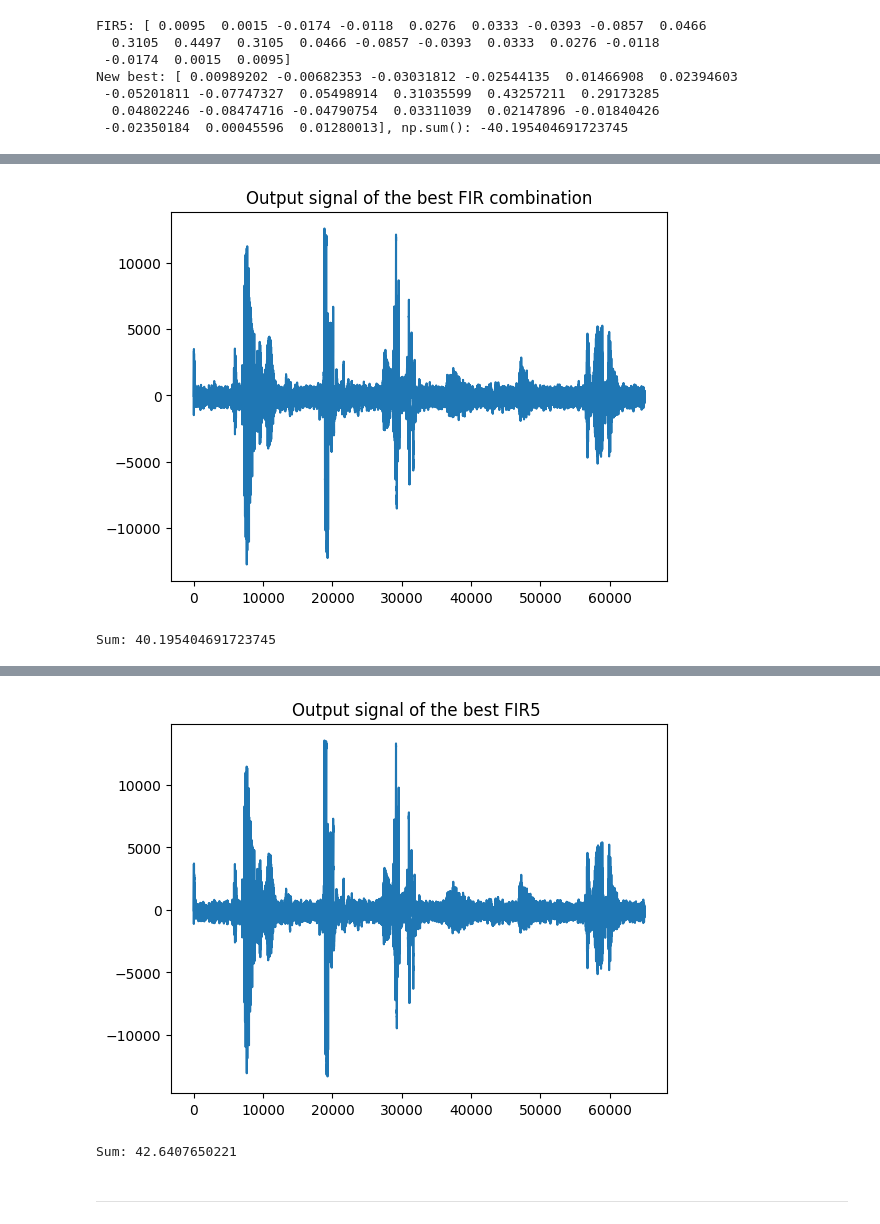
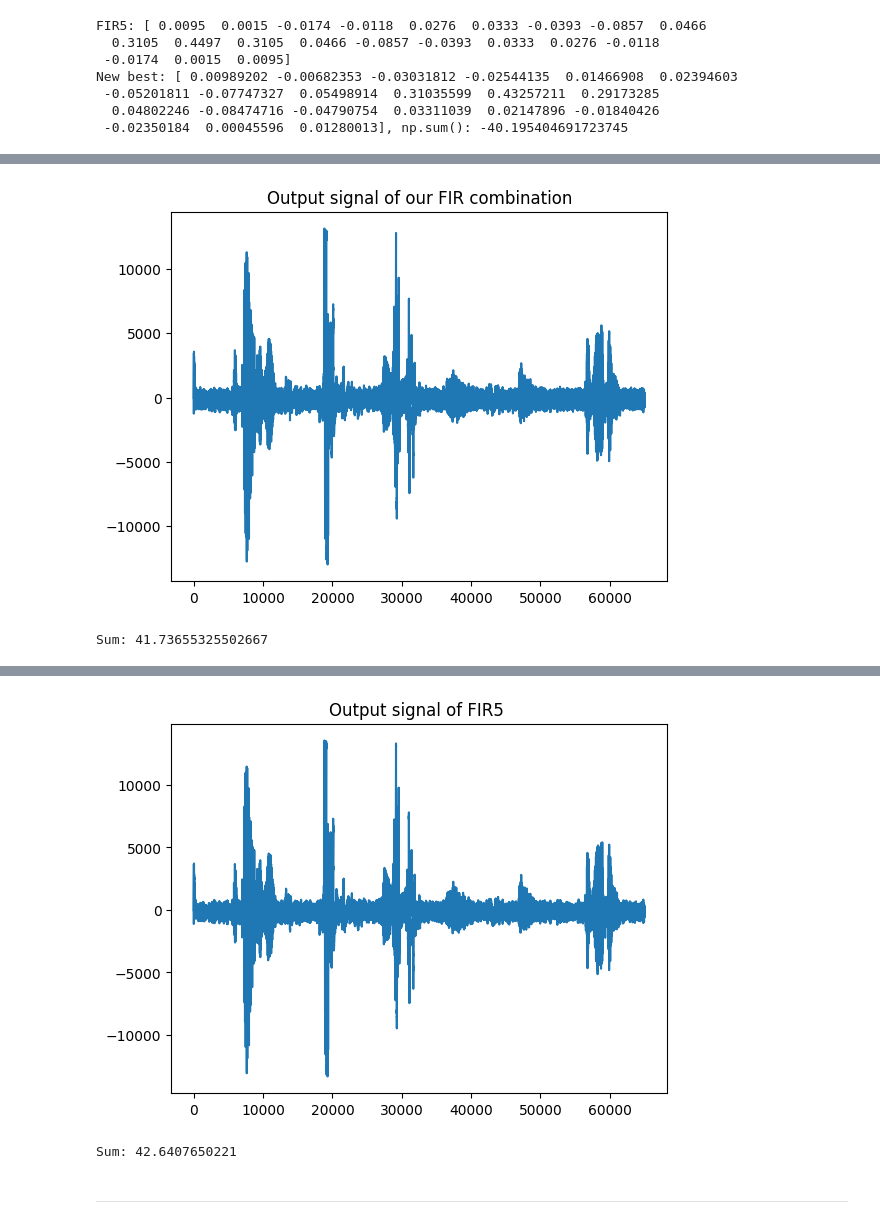
Before and after one commit to imonous/tud-cse2220-labs, a Jupyter notebook: wk2/Assignments_Week_II.ipynb, the cells around one changed output, grey strips where cells are left out. Drawn from its saved outputs; the diff is of its cells as text; code cells hidden in the pictures.

```diff
--- a/wk2/Assignments_Week_II.ipynb
+++ b/wk2/Assignments_Week_II.ipynb
@@ -226,9 +235,8 @@ MAX_DELTA = 0.01
 N = 25_000
 
 deltas = np.linspace(MIN_DELTA, MAX_DELTA, N)
-map = np.random.randint(0, N, h5.shape[0])
 
-TRIES = 30000
+TRIES = 1000
 arr = np.zeros(shape=(TRIES, h5.shape[0]))
 arr[:, :] = h5
 # %%
@@ -306,25 +322,25 @@ New best: [ 0.00989202 -0.00682353 -0.03031812 -0.02544135  0.01466908  0.023946
 # %%
 yy = np.convolve(xx, best)
 display(Audio(yy, rate=fs))
 
 plt.plot(yy)
-plt.title('Output signal of the best FIR combination')
+plt.title('Output signal of our FIR combination')
 plt.show()
 print(f"Sum: {np.sum(np.abs(yy)) / 10**6}")
 
 yy = np.convolve(xx, h5)
 display(Audio(yy, rate=fs))
 
 plt.plot(yy)
-plt.title('Output signal of the best FIR5 ')
+plt.title('Output signal of FIR5 ')
 plt.show()
 print(f"Sum: {np.sum(np.abs(yy)) / 10**6}")
 # %% [output]
 [interactive output not drawn]
-[figure, old version]
+[figure, new version]
-Sum: 40.195404691723745
+Sum: 41.73655325502667
 [interactive output not drawn]
-[figure, old version]
+[figure, new version]
 Sum: 42.6407650221
 # %% [markdown]
 <hr style="height:3px; border:none; background-color:blue;">
```
Also changed, not shown: parts of 10 cells of this notebook.
